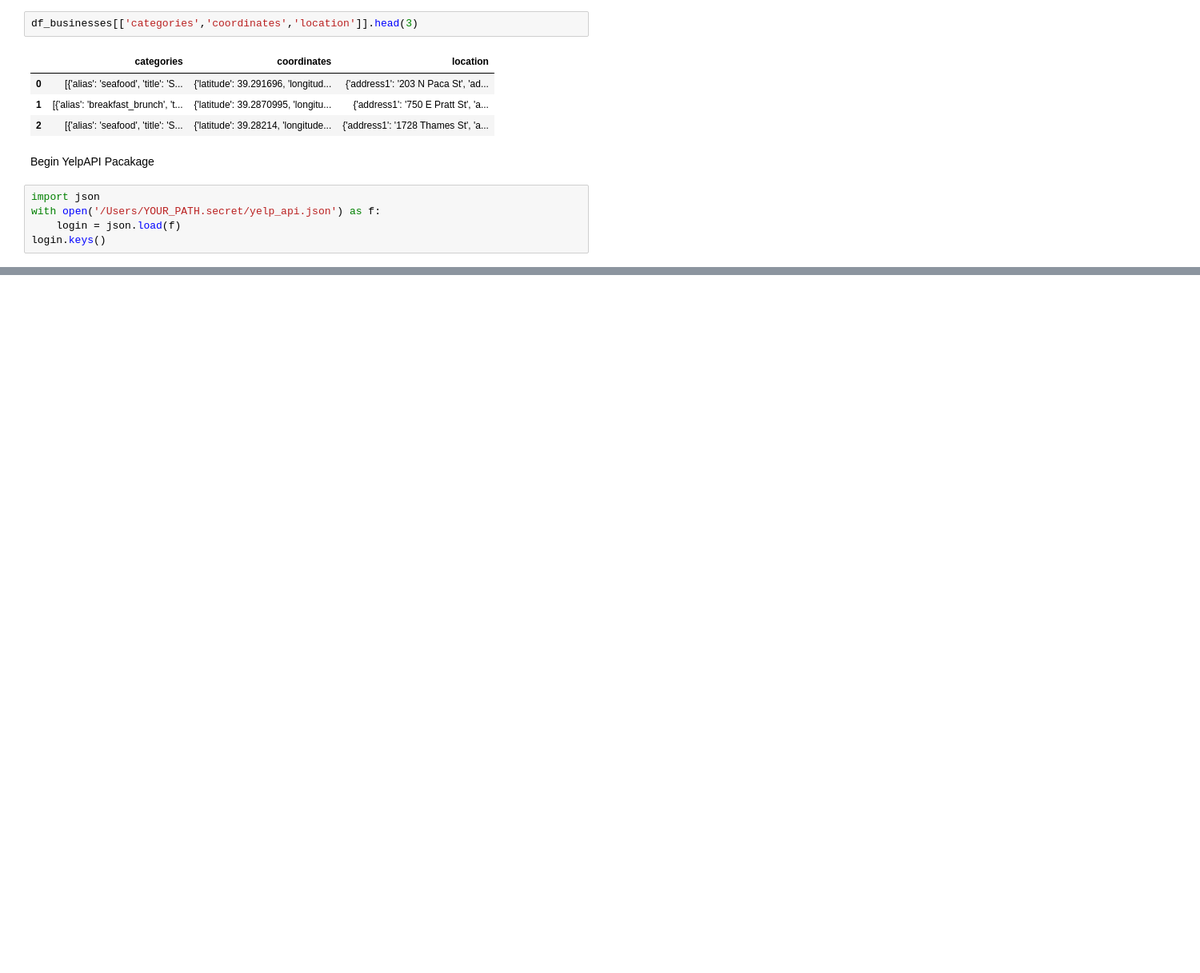
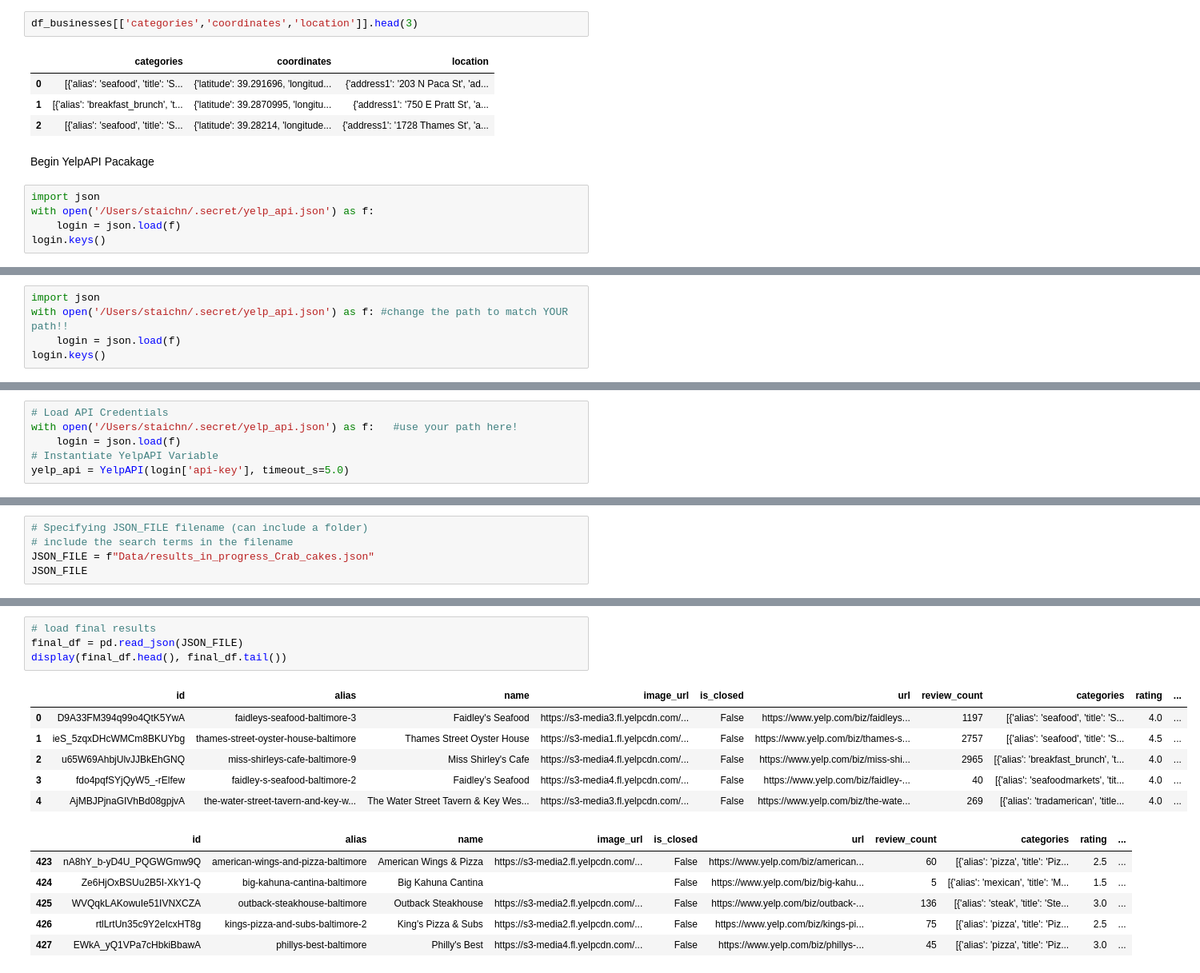
Before and after one commit to MentalTorque/YelpDE, a Jupyter notebook: YelpPractice.ipynb, the cells around one changed output, grey strips where cells are left out. Shown at 80% size. Saved outputs shown, nothing was run; the diff lists cells and outputs as text; blank space fills up the shorter version.

```diff
--- a/YelpPractice.ipynb
+++ b/YelpPractice.ipynb
@@ -181,7 +185,7 @@ df_businesses[['categories','coordinates','location']].head(3)
 Begin YelpAPI Pacakage
 # %%
 import json
-with open('/Users/YOUR_PATH.secret/yelp_api.json') as f:
+with open('/Users/staichn/.secret/yelp_api.json') as f:
     login = json.load(f)
 login.keys()
 # %% [output]
@@ -188,0 +254,5 @@ FileNotFoundError: [Errno 2] No such file or directory: '/Users/YOUR_PATH.secret
+# %%
+import json
+with open('/Users/staichn/.secret/yelp_api.json') as f: #change the path to match YOUR path!!
+    login = json.load(f)
+login.keys()
@@ -188,0 +283,6 @@ FileNotFoundError: [Errno 2] No such file or directory: '/Users/YOUR_PATH.secret
+# %%
+# Load API Credentials
+with open('/Users/staichn/.secret/yelp_api.json') as f:   #use your path here!
+    login = json.load(f)
+# Instantiate YelpAPI Variable
+yelp_api = YelpAPI(login['api-key'], timeout_s=5.0)
@@ -188,0 +293,5 @@ FileNotFoundError: [Errno 2] No such file or directory: '/Users/YOUR_PATH.secret
+# %%
+# Specifying JSON_FILE filename (can include a folder)
+# include the search terms in the filename
+JSON_FILE = f"Data/results_in_progress_Crab_cakes.json"
+JSON_FILE
@@ -188,0 +401,17 @@ FileNotFoundError: [Errno 2] No such file or directory: '/Users/YOUR_PATH.secret
+# %%
+# load final results
+final_df = pd.read_json(JSON_FILE)
+display(final_df.head(), final_df.tail())
+# %% [output]
+|  | id | alias | name | image_url | is_closed | url | review_count | categories | rating | ... |
+| 0 | D9A33FM394q99o4QtK5YwA | faidleys-seafood-baltimore-3 | Faidley's Seafood | https://s3-media3.fl.yelpcdn.com/... | False | https://www.yelp.com/biz/faidleys... | 1197 | [{'alias': 'seafood', 'title': 'S... | 4.0 | ... |
+| 1 | ieS_5zqxDHcWMCm8BKUYbg | thames-street-oyster-house-baltimore | Thames Street Oyster House | https://s3-media1.fl.yelpcdn.com/... | False | https://www.yelp.com/biz/thames-s... | 2757 | [{'alias': 'seafood', 'title': 'S... | 4.5 | ... |
+| 2 | u65W69AhbjUlvJJBkEhGNQ | miss-shirleys-cafe-baltimore-9 | Miss Shirley's Cafe | https://s3-media4.fl.yelpcdn.com/... | False | https://www.yelp.com/biz/miss-shi... | 2965 | [{'alias': 'breakfast_brunch', 't... | 4.0 | ... |
+| 3 | fdo4pqfSYjQyW5_-rElfew | faidley-s-seafood-baltimore-2 | Faidley’s Seafood | https://s3-media4.fl.yelpcdn.com/... | False | https://www.yelp.com/biz/faidley-... | 40 | [{'alias': 'seafoodmarkets', 'tit... | 4.0 | ... |
+| 4 | AjMBJPjnaGIVhBd08gpjvA | the-water-street-tavern-and-key-w... | The Water Street Tavern & Key Wes... | https://s3-media3.fl.yelpcdn.com/... | False | https://www.yelp.com/biz/the-wate... | 269 | [{'alias': 'tradamerican', 'title... | 4.0 | ... |
+|  | id | alias | name | image_url | is_closed | url | review_count | categories | rating | ... |
+| 423 | nA8hY_b-yD4U_PQGWGmw9Q | american-wings-and-pizza-baltimore | American Wings & Pizza | https://s3-media2.fl.yelpcdn.com/... | False | https://www.yelp.com/biz/american... | 60 | [{'alias': 'pizza', 'title': 'Piz... | 2.5 | ... |
+| 424 | Ze6HjOxBSUu2B5I-XkY1-Q | big-kahuna-cantina-baltimore | Big Kahuna Cantina |  | False | https://www.yelp.com/biz/big-kahu... | 5 | [{'alias': 'mexican', 'title': 'M... | 1.5 | ... |
+| 425 | WVQqkLAKowuIe51IVNXCZA | outback-steakhouse-baltimore | Outback Steakhouse | https://s3-media2.fl.yelpcdn.com/... | False | https://www.yelp.com/biz/outback-... | 136 | [{'alias': 'steak', 'title': 'Ste... | 3.0 | ... |
+| 426 | rtlLrtUn35c9Y2eIcxHT8g | kings-pizza-and-subs-baltimore-2 | King's Pizza & Subs | https://s3-media2.fl.yelpcdn.com/... | False | https://www.yelp.com/biz/kings-pi... | 75 | [{'alias': 'pizza', 'title': 'Piz... | 2.5 | ... |
+| 427 | EWkA_yQ1VPa7cHbkiBbawA | phillys-best-baltimore | Philly's Best | https://s3-media4.fl.yelpcdn.com/... | False | https://www.yelp.com/biz/phillys-... | 45 | [{'alias': 'pizza', 'title': 'Piz... | 3.0 | ... |
```
Also changed, not shown: parts of 31 cells of this notebook.
